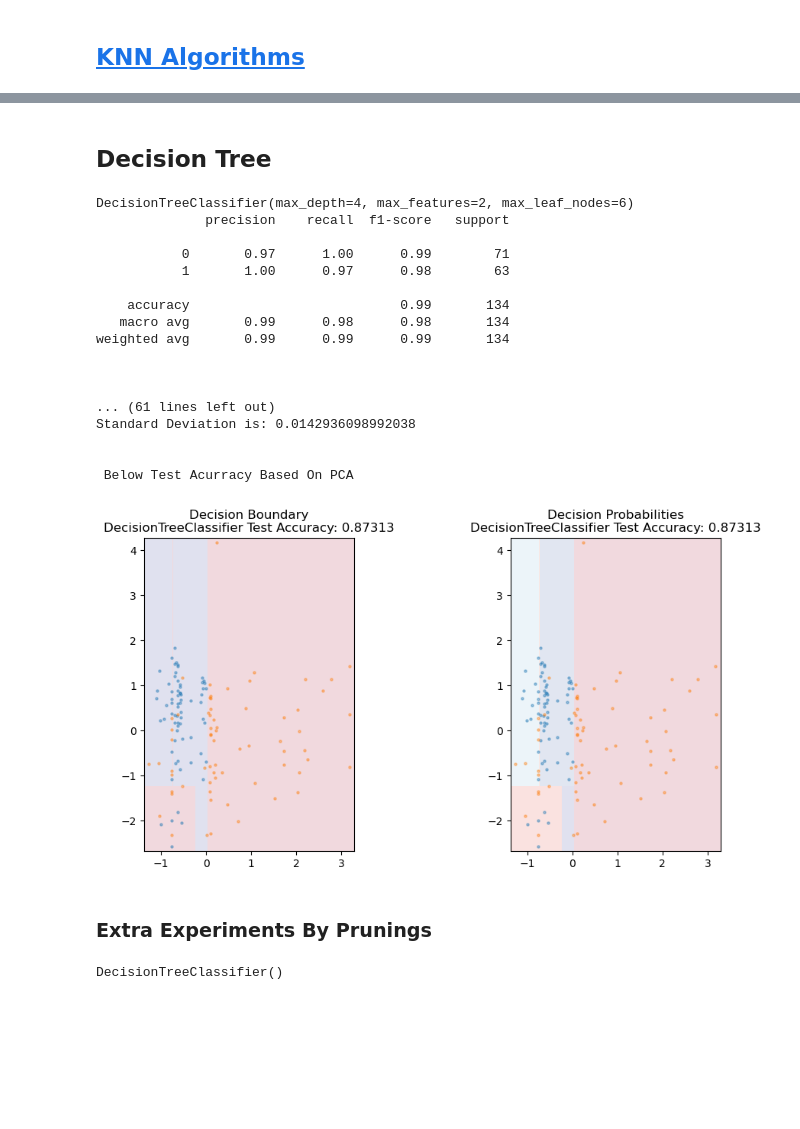
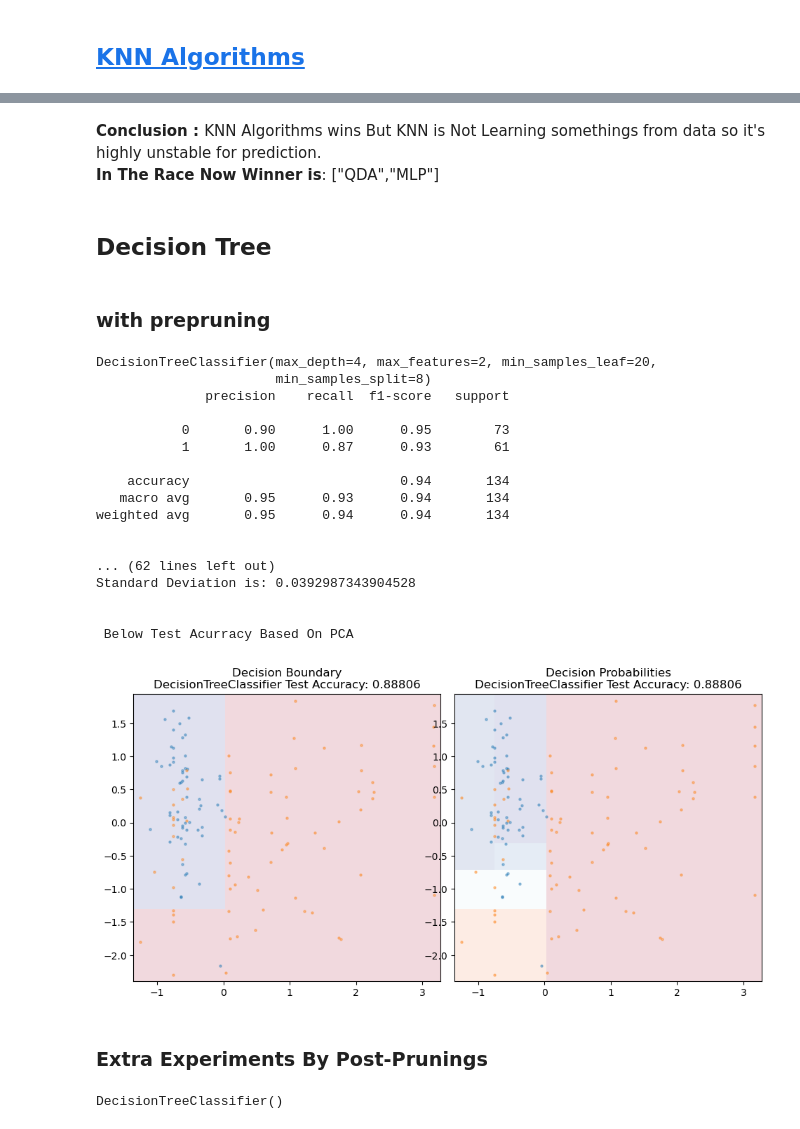
Before and after one commit to nikshingadiya/jupyter, a Jupyter notebook: Machine Learning/Revise_ML/part_2.ipynb, the cells around one changed output, grey strips where cells are left out. Cells and saved outputs as stored; diff of their text form; code cells hidden in the pictures; blank space fills up the shorter version.

```diff
--- a/Machine Learning/Revise_ML/part_2.ipynb
+++ b/Machine Learning/Revise_ML/part_2.ipynb
@@ -277,12 +256,15 @@ y=y
 # %%
 class Ml_Model(object):
 
-    def __init__(self, *arg, scaling=False, balance=False, Oversampling=False,Recall=False,F1-score):
+    def __init__(self, *arg, scaling=False, balance=False, Oversampling=False):
         import numpy as np
         self.X = arg[0]
         self.y = arg[1]
         self.sc=None
+        self.score_dict=None
+
         self.scaling=scaling
+
         if balance:
 
             if not Oversampling:
@@ -305,7 +287,7 @@ class Ml_Model(object):
             from sklearn.model_selection import train_test_split
             from sklearn.preprocessing import StandardScaler
             self.X_train, self.X_test, self.y_train, self.y_test = train_test_split(
-                self.X, self.y)
+                self.X, self.y,random_state=34)
 
             self.sc = StandardScaler()
             self.X_train = self.sc.fit_transform(self.X_train)
@@ -398,8 +380,10 @@ class Ml_Model(object):
                          y_pre = clf.predict(self.X_test)
             else:
 
-                x_train_fold = self.sc.transform(x_train_fold)
-                x_test_fold = self.sc.transform(x_test_fold)
+                from sklearn.preprocessing import StandardScaler
+                sc=StandardScaler()
+                x_train_fold = sc.fit_transform(x_train_fold)
+                x_test_fold = sc.transform(x_test_fold)
                 clf.fit(x_train_fold, y_train_fold)
                 y_pre = clf.predict(self.X_test)
 
@@ -416,6 +400,8 @@ class Ml_Model(object):
                 round(precision_score(self.y_test, y_pre), 4))
 
 
+        self.score_dict=dict(zip(["Accuracy", "Recall", "Precision", "F1-Score"],
+                            [lst_accu_stratified, lst_recall_stratified, lst_precision_stratified, lst_f1_score_stratified]))
 
         for i, j in zip(["Accuracy", "Recall", "Precision", "F1-Score"], [lst_accu_stratified, lst_recall_stratified, lst_precision_stratified, lst_f1_score_stratified]):
 
@@ -434,6 +420,23 @@ class Ml_Model(object):
             print('\nStandard Deviation is:', np.std(j))
 
         return None
+
+    def score_return(self,score="F1-Score"):
+
+            try :
+                 return (score,self.score_dict[score])
+
+            except KeyError :
+                    print()
+                    print(Fore.RED+"KeyError : please follow  given list score format for gaining score list that created by validation function\n"+
+                          ":[Accuracy,Recall,Precision,F1-Score]")
+
+
+                    print()
+
+
+
+
 
     def visualization(self):
         from colorama import Fore, Back, Style
@@ -459,7 +462,7 @@ class Ml_Model(object):
         model = self.clf
         model.fit(X_pca_balance_train, y_pca_balance_train)
         model.score(X_pca_balance_test, y_pca_balance_test)
-        plot_mushroom_boundary(X_pca_balance_test, y_pca_balance_test, model)
+        self.plot_mushroom_boundary(X_pca_balance_test, y_pca_balance_test, model)
 # %% [markdown]
 <b style="font-size:16px">Aim:</b><b style="font-size:16px; color:green"> Don't Forget Our Main is Aim to identify the diabetes person and it's represented by 1
 so our main focus on       Recall </b>
@@ -677,35 +824,41 @@ Standard Deviation is: 0.004794586067175717
+# %% [markdown]
+<b> Conclusion : </b>KNN Algorithms wins But KNN is Not Learning somethings from data so it's  highly unstable for prediction.
+<br>
+**In The Race Now Winner is**: ["QDA","MLP"]
 # %% [markdown]
 ## Decision Tree
+# %% [markdown]
+### with prepruning
 # %%
 from sklearn.tree import DecisionTreeClassifier
-m1=Ml_Model(X,y,balance=True)
-clf=DecisionTreeClassifier(max_leaf_nodes=6,max_depth=4,max_features=2,)
+m1=Ml_Model(X,y,scaling=True,balance=True)
+clf=DecisionTreeClassifier(max_depth=4,max_features=2,min_samples_leaf=20,min_samples_split=8)
 m1.pass_classifier(clf)
 m1.fit_method_and_score()
 m1.classification_report()
 m1.validation()
 m1.visualization()
 # %% [output]
-DecisionTreeClassifier(max_depth=4, max_features=2, max_leaf_nodes=6)
+DecisionTreeClassifier(max_depth=4, max_features=2, min_samples_leaf=20,
+                       min_samples_split=8)
               precision    recall  f1-score   support
 
-           0       0.97      1.00      0.99        71
-           1       1.00      0.97      0.98        63
+           0       0.90      1.00      0.95        73
+           1       1.00      0.87      0.93        61
 
-    accuracy                           0.99       134
-   macro avg       0.99      0.98      0.98       134
-weighted avg       0.99      0.99      0.99       134
+    accuracy                           0.94       134
+   macro avg       0.95      0.93      0.94       134
+weighted avg       0.95      0.94      0.94       134
 
 
-
-... (61 lines left out)
-Standard Deviation is: 0.0142936098992038
+... (62 lines left out)
+Standard Deviation is: 0.0392987343904528
 
 
  Below Test Acurracy Based On PCA
-[figure, old version]
+[figure, new version]
 # %% [markdown]
-### Extra Experiments By Prunings
+### Extra Experiments By Post-Prunings
 # %%
 X_train_dc=m1.train_test_split_obj()[0]
 X_test_dc=m1.train_test_split_obj()[1]
```
Also changed, not shown: parts of 48 cells of this notebook.
